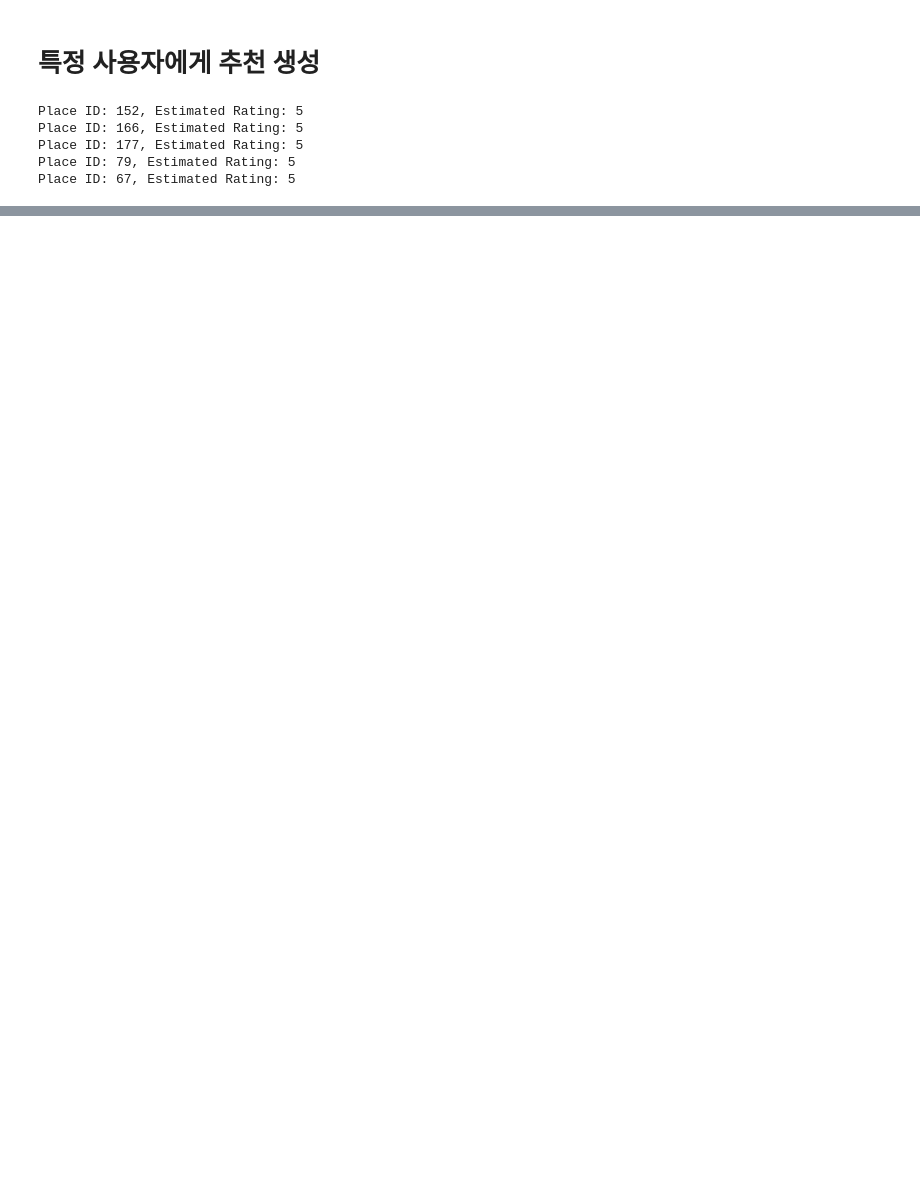
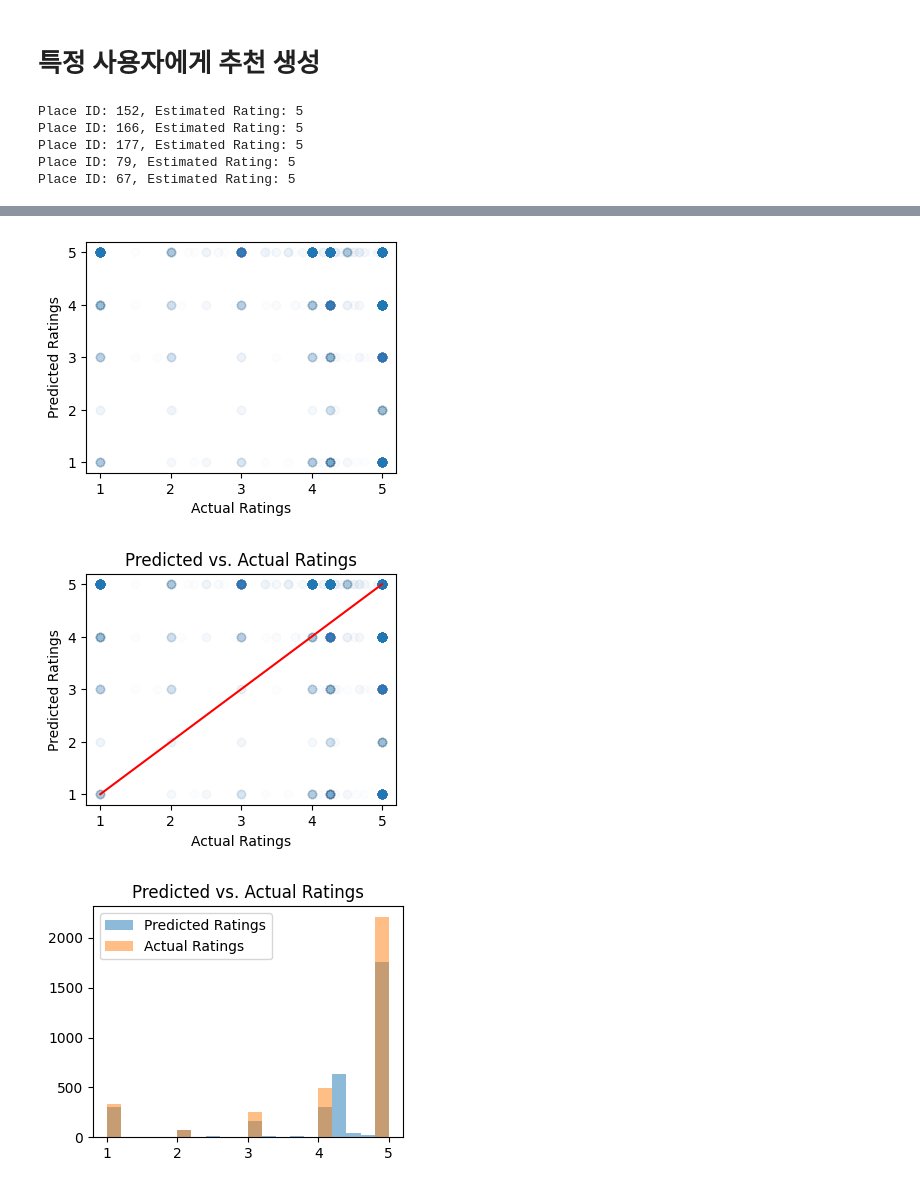
Before and after one commit to hscrown/madatpublicdata, a Jupyter notebook: KNN.ipynb, the cells around one changed output, grey strips where cells are left out. Cells and saved outputs as stored; diff of their text form; code cells hidden in the pictures; blank space fills up the shorter version.

```diff
--- a/KNN.ipynb
+++ b/KNN.ipynb
@@ -154,0 +230,42 @@ Place ID: 67, Estimated Rating: 5
+# %%
+#시각화
+
+# 전체 장소에 대한 예측 평점
+all_predictions = model.test(trainset.all_ratings())
+
+# 전체 장소에 대한 실제 평점
+all_ratings = trainset.all_ratings()
+
+# 예측 평점과 실제 평점을 분리
+predicted_ratings = [prediction.est for prediction in all_predictions]
+actual_ratings = [rating[2] for rating in all_ratings]
+
+# 실제평점 반올림
+actual_ratings = [round(rating) for rating in actual_ratings]
+
+# 예측 평점과 실제 평점의 상관관계 시각화
+plt.figure(figsize=(4, 3))
+plt.scatter(predicted_ratings, actual_ratings, alpha=0.01)
+plt.ylabel('Predicted Ratings')
+plt.xlabel('Actual Ratings')
+
+#시각화
+plt.figure(figsize=(4, 3))
+plt.scatter(predicted_ratings, actual_ratings, alpha=0.01)
+plt.ylabel('Predicted Ratings')
+plt.xlabel('Actual Ratings')
+plt.plot( [min(actual_ratings), max(actual_ratings)],[min(predicted_ratings), max(predicted_ratings)], color='red')
+plt.title('Predicted vs. Actual Ratings')
+plt.show()
+
+# 예측평점과 실제평점 분포 시각화
+plt.figure(figsize=(4, 3))
+plt.hist(predicted_ratings, bins=20, alpha=0.5, label='Predicted Ratings')
+plt.hist(actual_ratings, bins=20, alpha=0.5, label='Actual Ratings')
+plt.legend()
+plt.title('Predicted vs. Actual Ratings')
+plt.show()
+# %% [output]
+[figure, added]
+[figure, added]
+[figure, added]
```
Also changed, not shown: parts of 4 cells of this notebook.
